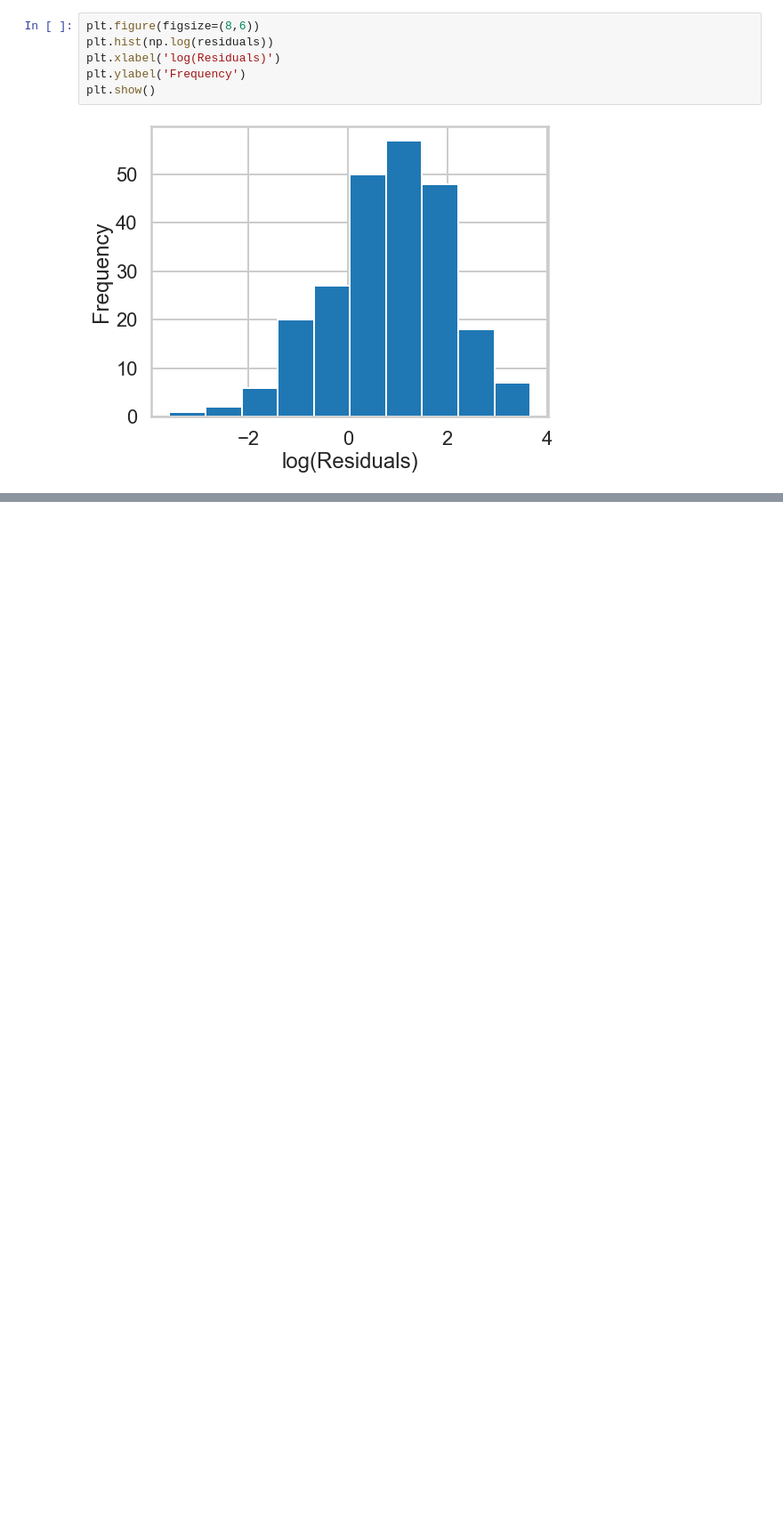
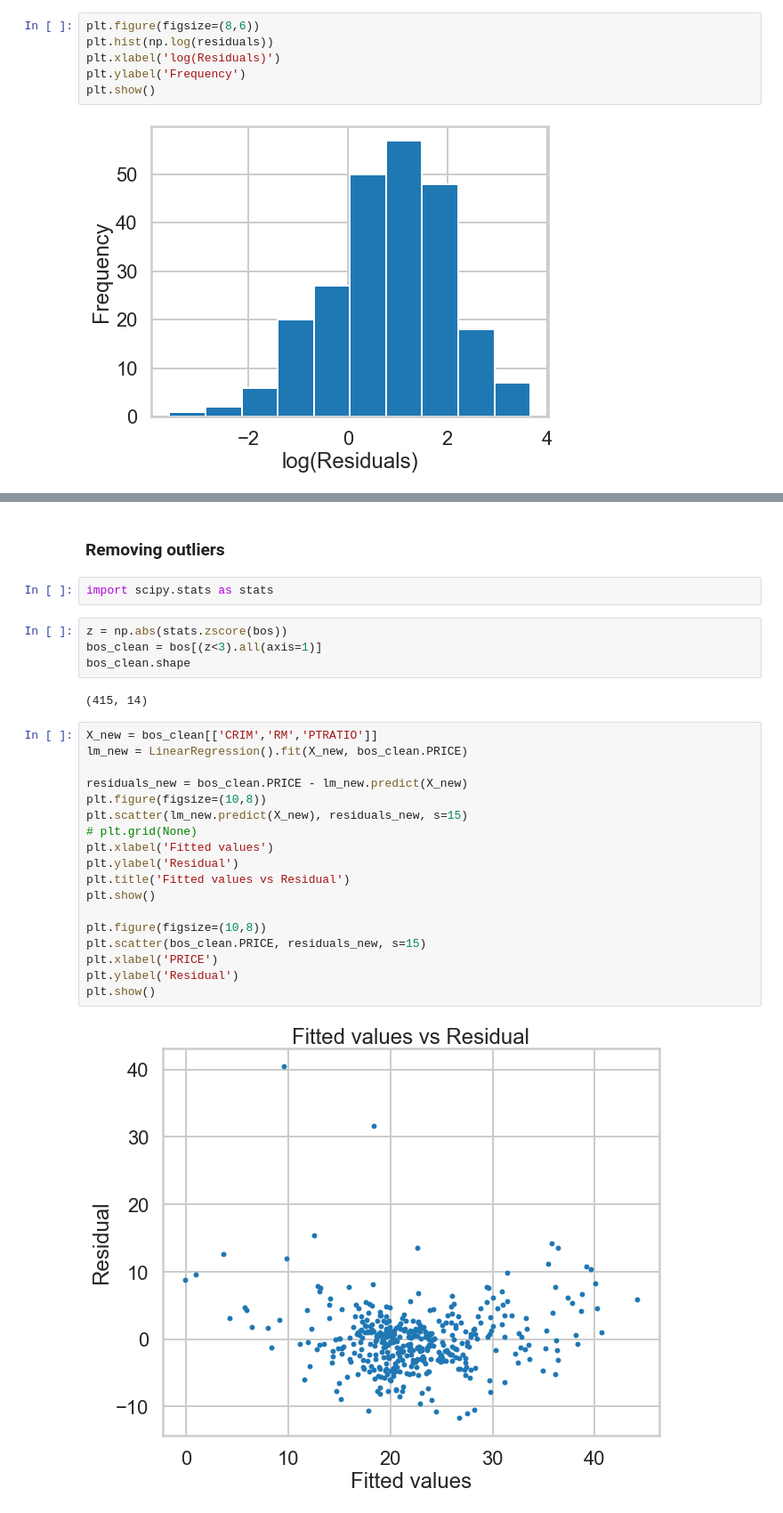
Before and after one commit to narek-g/mec-mini-projects, a Jupyter notebook: mec-11.4.1-linear-regression-mini-project/Mini_Project_Linear_Regression.ipynb, the cells around one changed output, grey strips where cells are left out. Shown at 89% size. Cells and saved outputs as stored; diff of their text form; blank space fills up the shorter version.

```diff
--- a/mec-11.4.1-linear-regression-mini-project/Mini_Project_Linear_Regression.ipynb
+++ b/mec-11.4.1-linear-regression-mini-project/Mini_Project_Linear_Regression.ipynb
@@ -919,0 +939,30 @@ plt.show()
+# %% [markdown]
+### Removing outliers
+# %%
+import scipy.stats as stats
+# %%
+z = np.abs(stats.zscore(bos))
+bos_clean = bos[(z<3).all(axis=1)]
+bos_clean.shape
+# %% [output]
+(415, 14)
+# %%
+X_new = bos_clean[['CRIM','RM','PTRATIO']]
+lm_new = LinearRegression().fit(X_new, bos_clean.PRICE)
+
+residuals_new = bos_clean.PRICE - lm_new.predict(X_new)
+plt.figure(figsize=(10,8))
+plt.scatter(lm_new.predict(X_new), residuals_new, s=15)
+# plt.grid(None)
+plt.xlabel('Fitted values')
+plt.ylabel('Residual')
+plt.title('Fitted values vs Residual')
+plt.show()
+
+plt.figure(figsize=(10,8))
+plt.scatter(bos_clean.PRICE, residuals_new, s=15)
+plt.xlabel('PRICE')
+plt.ylabel('Residual')
+plt.show()
+# %% [output]
+[figure, added]
```
Also changed, not shown: parts of 9 cells of this notebook.
